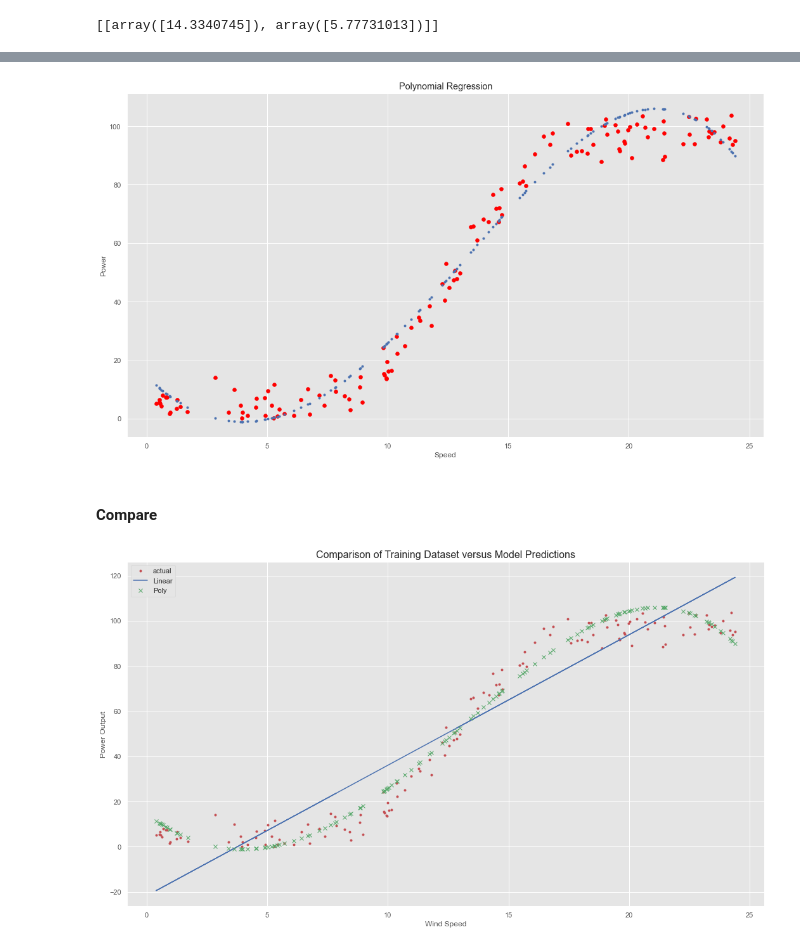
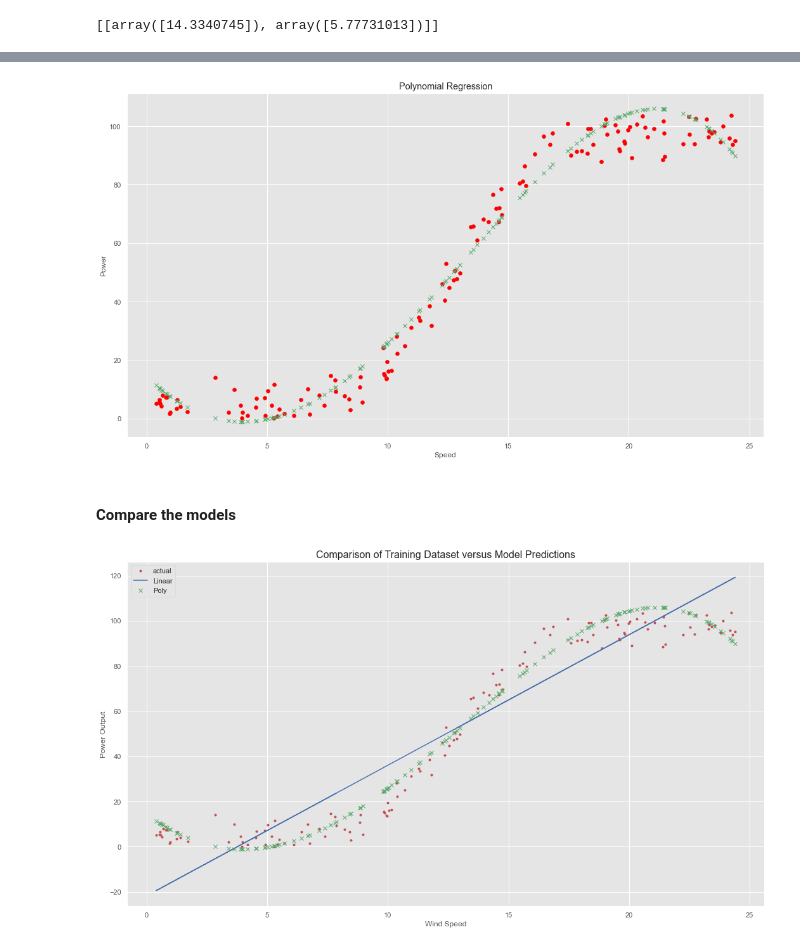
Before and after one commit to dconn20/MachineLearning.Project, a Jupyter notebook: Machine Learning & Statistics Project 2020.ipynb, the cells around one changed output, grey strips where cells are left out. Saved outputs shown, nothing was run; the diff lists cells and outputs as text; code cells hidden in the pictures.

```diff
--- a/Machine Learning & Statistics Project 2020.ipynb
+++ b/Machine Learning & Statistics Project 2020.ipynb
@@ -294,17 +382,16 @@ poly_pred = polyreg.predict(poly_reg.fit_transform(x_test))
 # %%
 # Visualising the Polynomial Regression results
-#x_grid = np.arange(min(x), max(x), 0.1)
-#x_grid = x_grid.reshape((len(x_grid), 1))
+
 plt.scatter(x_test, y_test, color = 'red')
 
-plt.plot(x_test, poly_pred, 'b.')
+plt.plot(x_test, poly_pred, 'gx')
 plt.title('Polynomial Regression')
 plt.xlabel('Speed')
 plt.ylabel('Power')
 
 plt.show()
 # %% [output]
-[figure, old version]
+[figure, new version]
 # %% [markdown]
-#### Compare
+#### Compare the models
 # %%
```
Also changed, not shown: parts of 61 cells of this notebook, 2 other files.
